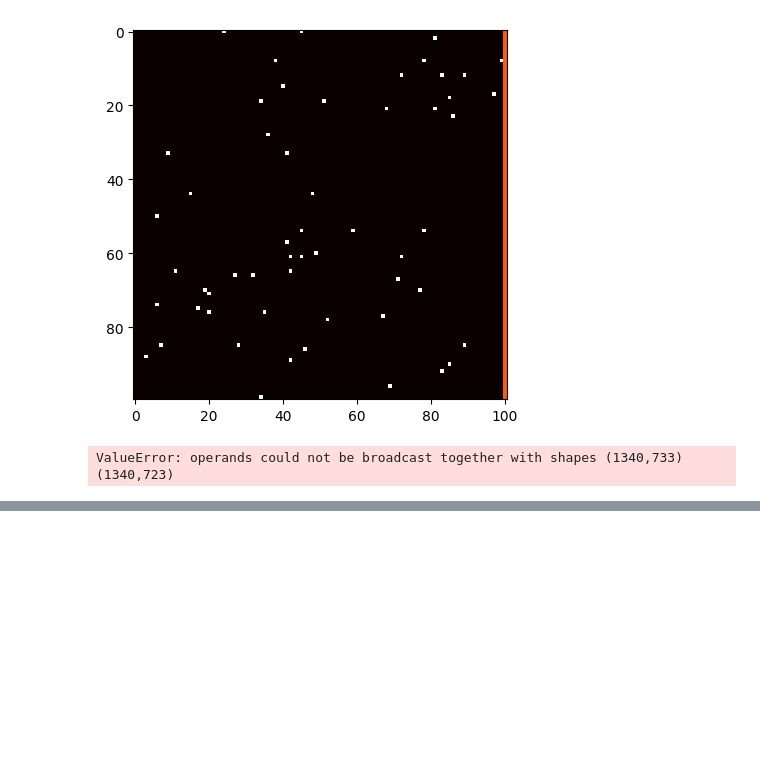
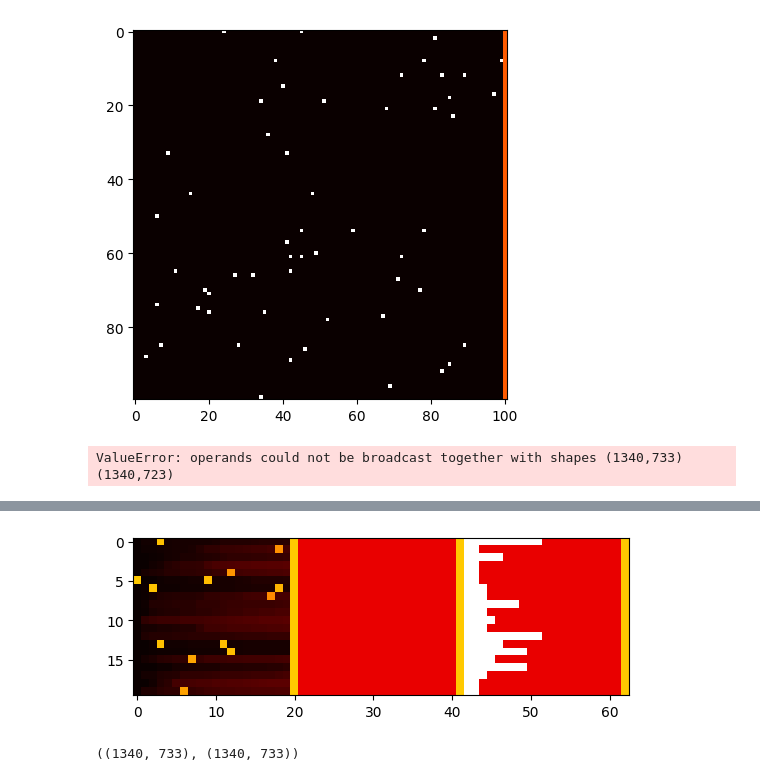
Before and after one commit to aeirya/information-retrieval-course, a Jupyter notebook: hw3/hyperparams.ipynb, the cells around one changed output, grey strips where cells are left out. Drawn from its saved outputs; the diff is of its cells as text; code cells hidden in the pictures; blank space fills up the shorter version.

```diff
--- a/hw3/hyperparams.ipynb
+++ b/hw3/hyperparams.ipynb
@@ -363,0 +369,11 @@ recall_all(L)
+# %%
+def negRt(M):
+    return taketop((stdrow(M)*(Rt-0.5)), M, 20)
+
+heatmaps([negRt(SS), taketop(R * Rt, Rt, 20), taketop(Rt, Rt, 20)])
+# %% [output]
+[figure, added]
+# %%
+SS.shape, Rt.shape
+# %% [output]
+((1340, 733), (1340, 733))
```
Also changed, not shown: parts of 8 cells of this notebook, 2 other files.
